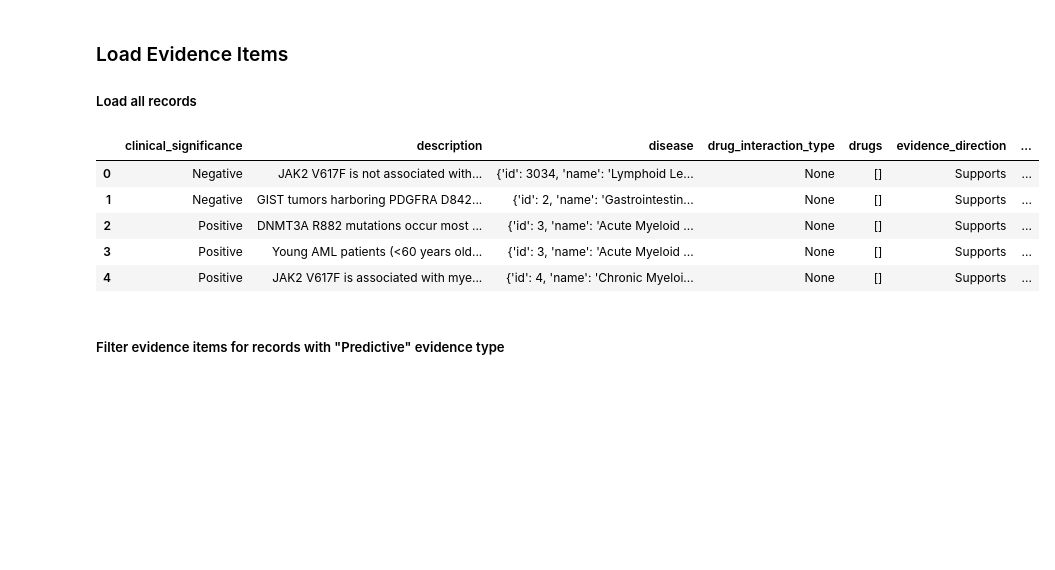
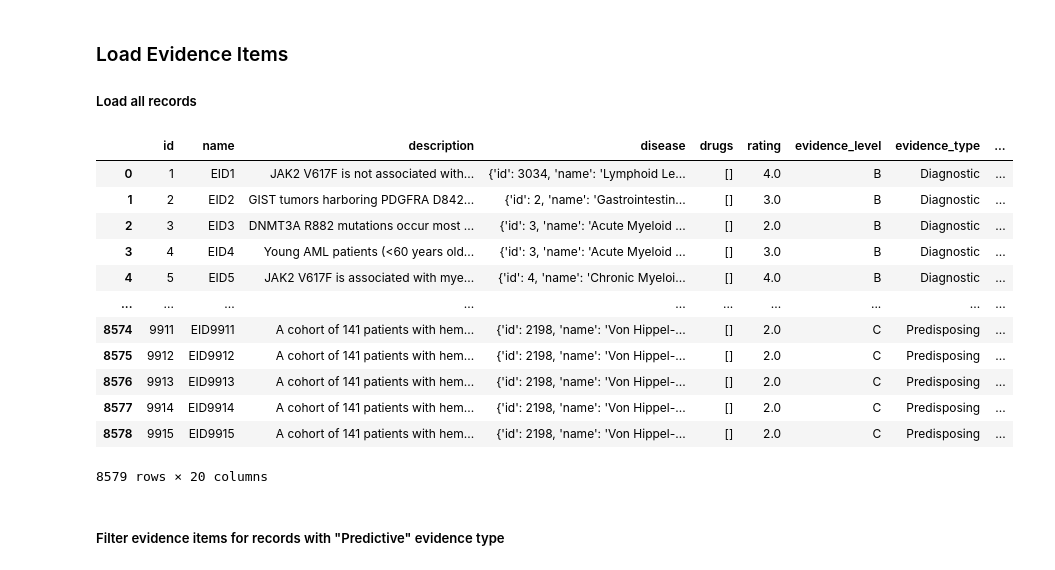
Before and after one commit to jmichuda/bmi-210-final-project, a Jupyter notebook: src/CIViC_API_Usage.ipynb, the cells around one changed output. Saved outputs shown, nothing was run; the diff lists cells and outputs as text; code cells hidden in the pictures; blank space fills up the shorter version.

```diff
--- a/src/CIViC_API_Usage.ipynb
+++ b/src/CIViC_API_Usage.ipynb
@@ -39,14 +53,21 @@ df_civic_variants.head()
 # %%
 civic_evidence = apit.Endpoint(url="https://civicdb.org/api/evidence_items?count=8579")
 df_civic_evidence = civic_evidence.data_as_pandas("records")
-df_civic_evidence.head()
+df_civic_evidence
 # %% [output]
-|  | clinical_significance | description | disease | drug_interaction_type | drugs | evidence_direction | ... |
-| 0 | Negative | JAK2 V617F is not associated with... | {'id': 3034, 'name': 'Lymphoid Le... | None | [] | Supports | ... |
-| 1 | Negative | GIST tumors harboring PDGFRA D842... | {'id': 2, 'name': 'Gastrointestin... | None | [] | Supports | ... |
-| 2 | Positive | DNMT3A R882 mutations occur most ... | {'id': 3, 'name': 'Acute Myeloid ... | None | [] | Supports | ... |
-| 3 | Positive | Young AML patients (<60 years old... | {'id': 3, 'name': 'Acute Myeloid ... | None | [] | Supports | ... |
-| 4 | Positive | JAK2 V617F is associated with mye... | {'id': 4, 'name': 'Chronic Myeloi... | None | [] | Supports | ... |
+|  | id | name | description | disease | drugs | rating | evidence_level | evidence_type | ... |
+| 0 | 1 | EID1 | JAK2 V617F is not associated with... | {'id': 3034, 'name': 'Lymphoid Le... | [] | 4.0 | B | Diagnostic | ... |
+| 1 | 2 | EID2 | GIST tumors harboring PDGFRA D842... | {'id': 2, 'name': 'Gastrointestin... | [] | 3.0 | B | Diagnostic | ... |
+| 2 | 3 | EID3 | DNMT3A R882 mutations occur most ... | {'id': 3, 'name': 'Acute Myeloid ... | [] | 2.0 | B | Diagnostic | ... |
+| 3 | 4 | EID4 | Young AML patients (<60 years old... | {'id': 3, 'name': 'Acute Myeloid ... | [] | 3.0 | B | Diagnostic | ... |
+| 4 | 5 | EID5 | JAK2 V617F is associated with mye... | {'id': 4, 'name': 'Chronic Myeloi... | [] | 4.0 | B | Diagnostic | ... |
+| ... | ... | ... | ... | ... | ... | ... | ... | ... | ... |
+| 8574 | 9911 | EID9911 | A cohort of 141 patients with hem... | {'id': 2198, 'name': 'Von Hippel-... | [] | 2.0 | C | Predisposing | ... |
+| 8575 | 9912 | EID9912 | A cohort of 141 patients with hem... | {'id': 2198, 'name': 'Von Hippel-... | [] | 2.0 | C | Predisposing | ... |
+| 8576 | 9913 | EID9913 | A cohort of 141 patients with hem... | {'id': 2198, 'name': 'Von Hippel-... | [] | 2.0 | C | Predisposing | ... |
+| 8577 | 9914 | EID9914 | A cohort of 141 patients with hem... | {'id': 2198, 'name': 'Von Hippel-... | [] | 2.0 | C | Predisposing | ... |
+| 8578 | 9915 | EID9915 | A cohort of 141 patients with hem... | {'id': 2198, 'name': 'Von Hippel-... | [] | 2.0 | C | Predisposing | ... |
+8579 rows × 20 columns
 # %% [markdown]
 ##### Filter evidence items for records with "Predictive" evidence type
 # %%
```
Also changed, not shown: parts of 7 cells of this notebook, 8 other files.
